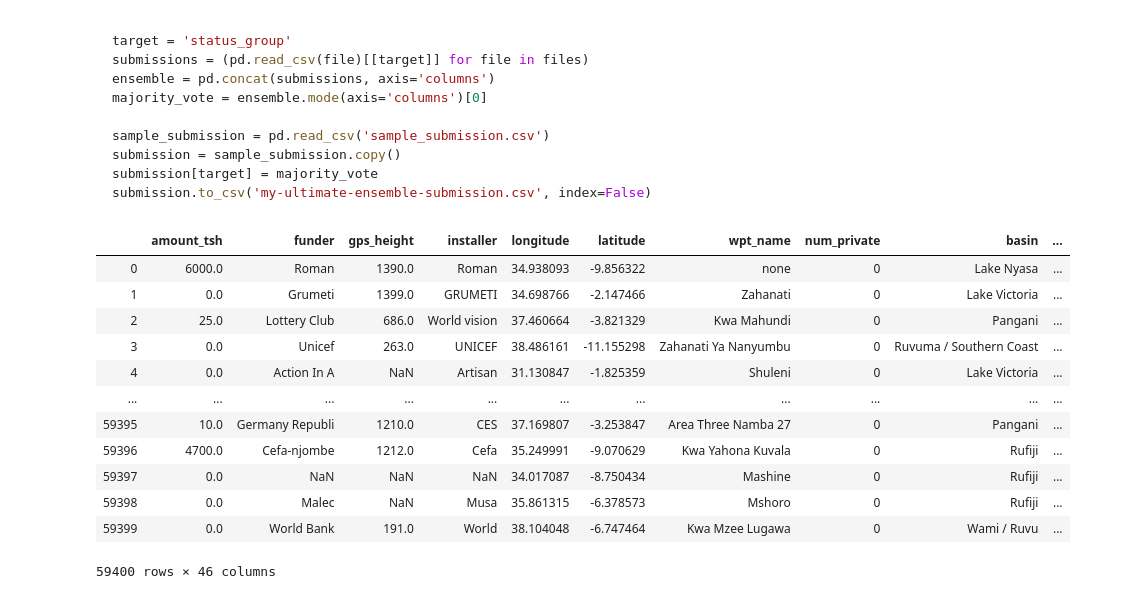
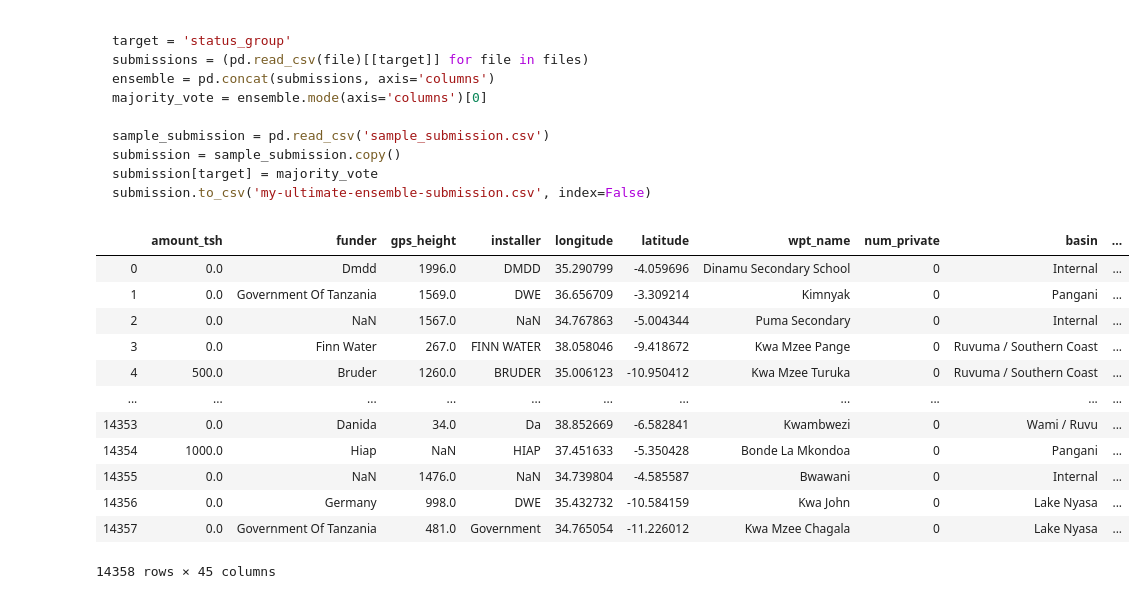
Before and after one commit to rselent/DS-Unit-2-Sprint-2-Kaggle-Challenge, a Jupyter notebook: module3/2_2_3_assignment_kaggle_challenge_3.ipynb, the cells around one changed output. Drawn from its saved outputs; the diff is of its cells as text; code cells hidden in the pictures.

```diff
--- a/module3/2_2_3_assignment_kaggle_challenge_3.ipynb
+++ b/module3/2_2_3_assignment_kaggle_challenge_3.ipynb
@@ -104,45 +106,46 @@ def dadaWrangle( x):
     x = x.copy()
 
     x['latitude'] = x['latitude'].replace( -2e-08, 0)
     zerodCols = ['latitude', 'longitude',
                  'construction_year',
                  'gps_height','population']
     for cols in zerodCols:
         x[cols] = x[cols].replace( 0, np.nan)
         x[cols + '_MISSING'] = x[cols].isnull()
 
     x['date_recorded'] = pd.to_datetime( x['date_recorded'],
                                         infer_datetime_format= True)
     x['year_recorded'] = x['date_recorded'].dt.year
     x['month_recorded'] = x['date_recorded'].dt.month
     x['day_recorded'] = x['date_recorded'].dt.day
 
     ## moved date stratification up so df.drop only needs to be called once
 
     x = x.drop( columns= ['quantity_group', 'payment_type',     ## duplicates
                           'recorded_by', 'id',                  ## unusable
                           'date_recorded'])                     ## superfluous
 
     x['age'] = ( x['year_recorded'] - x['construction_year'] )
     x['years_MISSING'] = x['age'].isnull()
 
     return x
 
 dadaWrangle( train)
+dadaWrangle( test)
 # %% [output]
 |  | amount_tsh | funder | gps_height | installer | longitude | latitude | wpt_name | num_private | basin | ... |
-| 0 | 6000.0 | Roman | 1390.0 | Roman | 34.938093 | -9.856322 | none | 0 | Lake Nyasa | ... |
-| 1 | 0.0 | Grumeti | 1399.0 | GRUMETI | 34.698766 | -2.147466 | Zahanati | 0 | Lake Victoria | ... |
-| 2 | 25.0 | Lottery Club | 686.0 | World vision | 37.460664 | -3.821329 | Kwa Mahundi | 0 | Pangani | ... |
-| 3 | 0.0 | Unicef | 263.0 | UNICEF | 38.486161 | -11.155298 | Zahanati Ya Nanyumbu | 0 | Ruvuma / Southern Coast | ... |
-| 4 | 0.0 | Action In A | NaN | Artisan | 31.130847 | -1.825359 | Shuleni | 0 | Lake Victoria | ... |
+| 0 | 0.0 | Dmdd | 1996.0 | DMDD | 35.290799 | -4.059696 | Dinamu Secondary School | 0 | Internal | ... |
+| 1 | 0.0 | Government Of Tanzania | 1569.0 | DWE | 36.656709 | -3.309214 | Kimnyak | 0 | Pangani | ... |
+| 2 | 0.0 | NaN | 1567.0 | NaN | 34.767863 | -5.004344 | Puma Secondary | 0 | Internal | ... |
+| 3 | 0.0 | Finn Water | 267.0 | FINN WATER | 38.058046 | -9.418672 | Kwa Mzee Pange | 0 | Ruvuma / Southern Coast | ... |
+| 4 | 500.0 | Bruder | 1260.0 | BRUDER | 35.006123 | -10.950412 | Kwa Mzee Turuka | 0 | Ruvuma / Southern Coast | ... |
 | ... | ... | ... | ... | ... | ... | ... | ... | ... | ... | ... |
-| 59395 | 10.0 | Germany Republi | 1210.0 | CES | 37.169807 | -3.253847 | Area Three Namba 27 | 0 | Pangani | ... |
-| 59396 | 4700.0 | Cefa-njombe | 1212.0 | Cefa | 35.249991 | -9.070629 | Kwa Yahona Kuvala | 0 | Rufiji | ... |
-| 59397 | 0.0 | NaN | NaN | NaN | 34.017087 | -8.750434 | Mashine | 0 | Rufiji | ... |
-| 59398 | 0.0 | Malec | NaN | Musa | 35.861315 | -6.378573 | Mshoro | 0 | Rufiji | ... |
-| 59399 | 0.0 | World Bank | 191.0 | World | 38.104048 | -6.747464 | Kwa Mzee Lugawa | 0 | Wami / Ruvu | ... |
+| 14353 | 0.0 | Danida | 34.0 | Da | 38.852669 | -6.582841 | Kwambwezi | 0 | Wami / Ruvu | ... |
+| 14354 | 1000.0 | Hiap | NaN | HIAP | 37.451633 | -5.350428 | Bonde La Mkondoa | 0 | Pangani | ... |
+| 14355 | 0.0 | NaN | 1476.0 | NaN | 34.739804 | -4.585587 | Bwawani | 0 | Internal | ... |
+| 14356 | 0.0 | Germany | 998.0 | DWE | 35.432732 | -10.584159 | Kwa John | 0 | Lake Nyasa | ... |
+| 14357 | 0.0 | Government Of Tanzania | 481.0 | Government | 34.765054 | -11.226012 | Kwa Mzee Chagala | 0 | Lake Nyasa | ... |
-59400 rows × 46 columns
+14358 rows × 45 columns
 # %%
 target = 'status_group'
 
```
Also changed, not shown: parts of 7 cells of this notebook.
